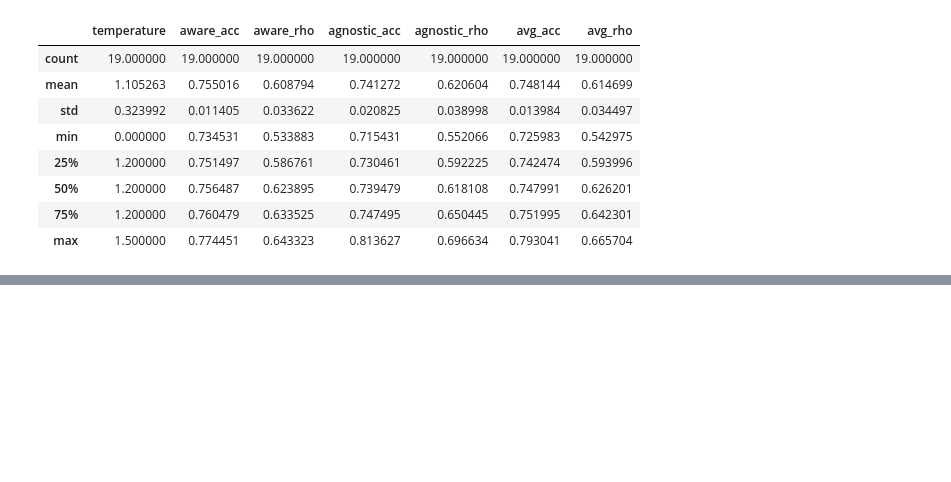
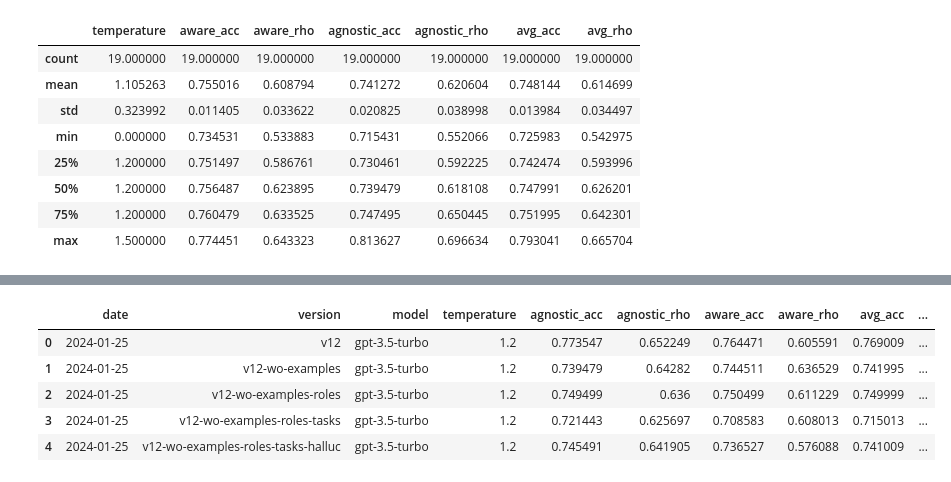
Before and after one commit to bradleypallen/shroom, a Jupyter notebook: prod/scores.ipynb, the cells around one changed output, grey strips where cells are left out. Saved outputs shown, nothing was run; the diff lists cells and outputs as text; code cells hidden in the pictures; blank space fills up the shorter version.

Commit message:
Data reduction for system description paper

```diff
--- a/prod/scores.ipynb
+++ b/prod/scores.ipynb
@@ -197,0 +323,13 @@ baseline & mistral-7b-instruct-v0.2.Q6_K & 0.649299 & 0.380141 & 0.706587 & 0.46
+# %%
+df_ablations = pd.DataFrame(columns=[ 'date', 'version', 'model', 'temperature', 'agnostic_acc', 'agnostic_rho', 'aware_acc', 'aware_rho', "avg_acc", "avg_rho" ])
+for idx in [28,29,30,31,32]:
+    df_ablations.loc[len(df_ablations.index)] = df.loc[idx]
+dfa = df_ablations.round(3)
+dfa
+# %% [output]
+|  | date | version | model | temperature | agnostic_acc | agnostic_rho | aware_acc | aware_rho | avg_acc | ... |
+| 0 | 2024-01-25 | v12 | gpt-3.5-turbo | 1.2 | 0.773547 | 0.652249 | 0.764471 | 0.605591 | 0.769009 | ... |
+| 1 | 2024-01-25 | v12-wo-examples | gpt-3.5-turbo | 1.2 | 0.739479 | 0.64282 | 0.744511 | 0.636529 | 0.741995 | ... |
+| 2 | 2024-01-25 | v12-wo-examples-roles | gpt-3.5-turbo | 1.2 | 0.749499 | 0.636 | 0.750499 | 0.611229 | 0.749999 | ... |
+| 3 | 2024-01-25 | v12-wo-examples-roles-tasks | gpt-3.5-turbo | 1.2 | 0.721443 | 0.625697 | 0.708583 | 0.608013 | 0.715013 | ... |
+| 4 | 2024-01-25 | v12-wo-examples-roles-tasks-halluc | gpt-3.5-turbo | 1.2 | 0.745491 | 0.641905 | 0.736527 | 0.576088 | 0.741009 | ... |
```
Also changed, not shown: parts of 12 cells of this notebook, 3 other files.
